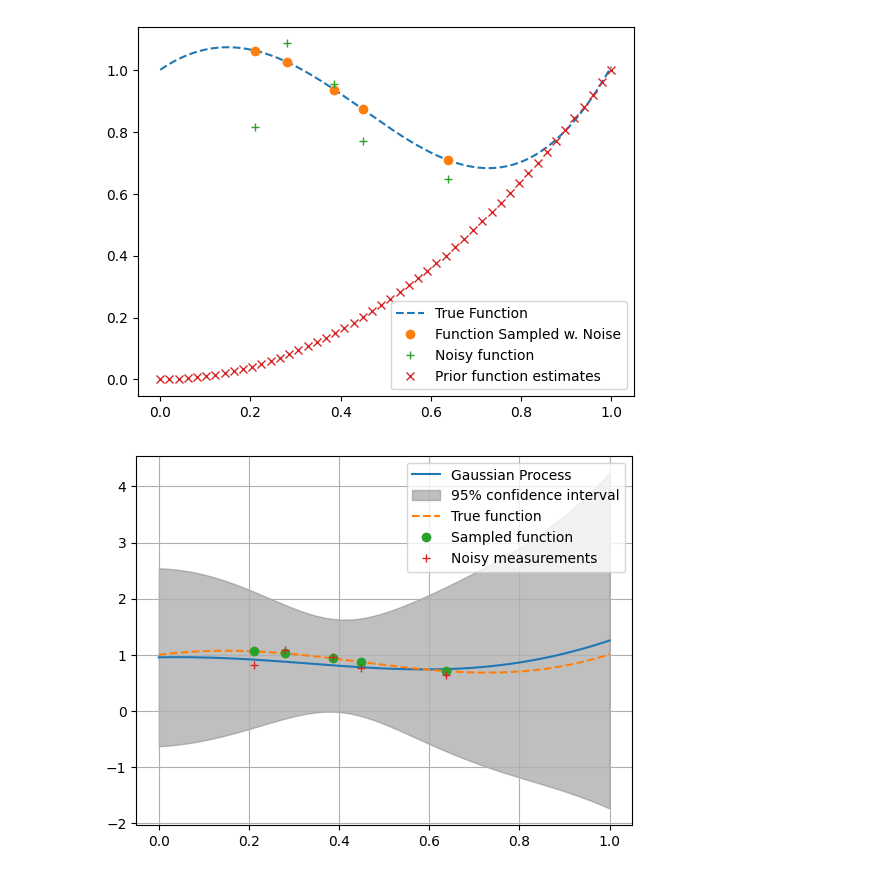
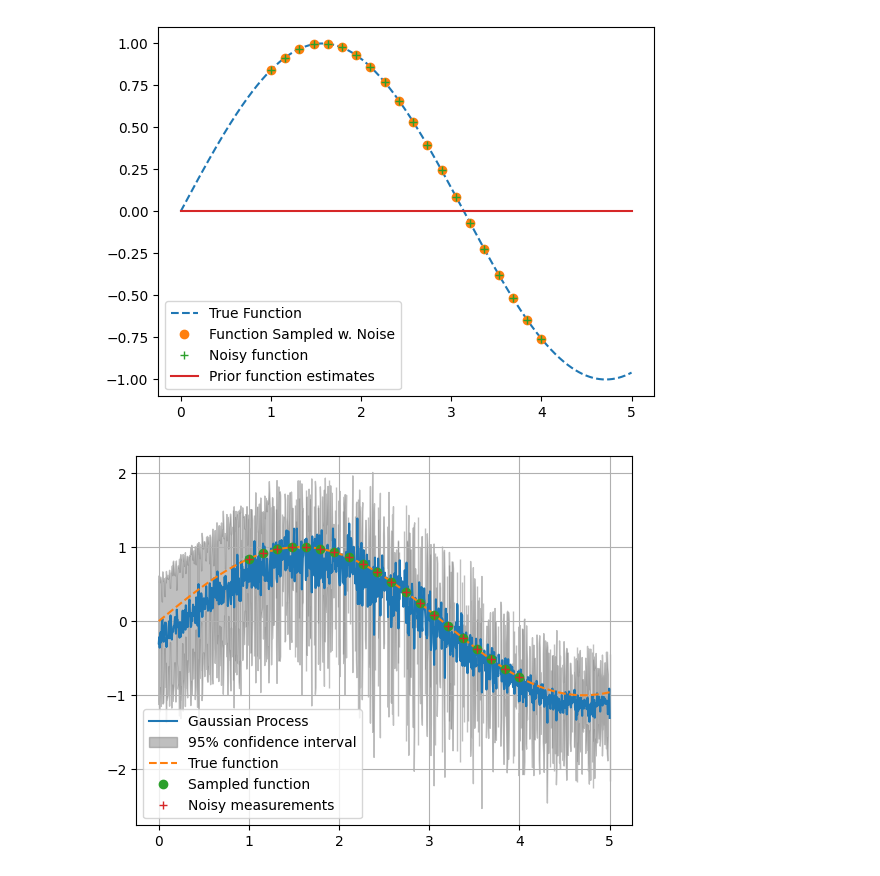
Before and after one commit to rafisondi/ml-playground, a Jupyter notebook: GaussianProcess.ipynb, the cells around one changed output. Saved outputs shown, nothing was run; the diff lists cells and outputs as text; code cells hidden in the pictures.

```diff
--- a/GaussianProcess.ipynb
+++ b/GaussianProcess.ipynb
@@ -48,23 +111,24 @@ def GaussianProcess(x_inference, x_measurement, y_values, var):
 # %%
 # Data points
-x = np.linspace(0, 1 , 1000)
-x_measurement = np.sort( np.random.uniform(0.2,0.8,5) ) #x[::5]
-noise_var = 0.1
-var = 1
+x = np.linspace(0, 5 , 1000)
+x_measurement = np.linspace(1, 4 , 20) # np.sort(np.random.uniform(0.0,20,10)) #x[::5]
+noise_var = 0.0
+
+# Functions
 f_values = function(x)
 f_sampled = function(x_measurement)
-y_values = noisy_function(x_measurement, noise_var)
+y_values = noisy_measurement(x_measurement, noise_var)
 
 # Inference
-x_inference = np.array(np.linspace(0,1,50))
+x_inference = np.array(np.linspace(0,5,1000))
 intial_model_inference = prior_mean_function(x_inference)
 # %%
 plt.figure()
 plt.plot(x,f_values , '--' , label = "True Function")
 plt.plot(x_measurement, f_sampled, 'o' , label = "Function Sampled w. Noise")
 plt.plot(x_measurement, y_values, '+', label = 'Noisy function')
-plt.plot(x_inference, intial_model_inference, 'x' , label = 'Prior function estimates')
+plt.plot(x_inference, intial_model_inference, '-' , label = 'Prior function estimates')
 plt.legend()
 plt.show()
 # %% [output]
-[figure, old version]
+[figure, new version]
@@ -94,17 +135,24 @@ confidence_interval = 1.96 * std_dev
+# %%
+# Gaussian process
+# mu_new, K_matrix_new = GaussianProcess(x_inference, x_measurement, y_values, noise_var)
+mu_new, K_matrix_new = GaussianProcess(x_inference, x_measurement, f_sampled, noise_var)
+variance_diag = np.diag(K_matrix_new)
+std_dev = np.sqrt(variance_diag)
+confidence_interval = 1.96 * std_dev
 # %%
 plt.figure()
 
 plt.plot(x_inference, mu_new, label='Gaussian Process')
 plt.fill_between(x_inference,
-                 (mu_new.squeeze() - confidence_interval),
-                 (mu_new.squeeze() + confidence_interval),
+                 (mu_new - confidence_interval),
+                 (mu_new + confidence_interval),
                  color='gray', alpha=0.5, label='95% confidence interval')
 
 plt.plot(x, f_values, '--', label='True function')
 plt.plot(x_measurement, f_sampled, 'o', label='Sampled function')
 plt.plot(x_measurement, y_values, '+', label='Noisy measurements')
 plt.legend()
 plt.grid()
 plt.show()
 # %% [output]
-[figure, old version]
+[figure, new version]
```
Also changed, not shown: parts of 4 cells of this notebook.
